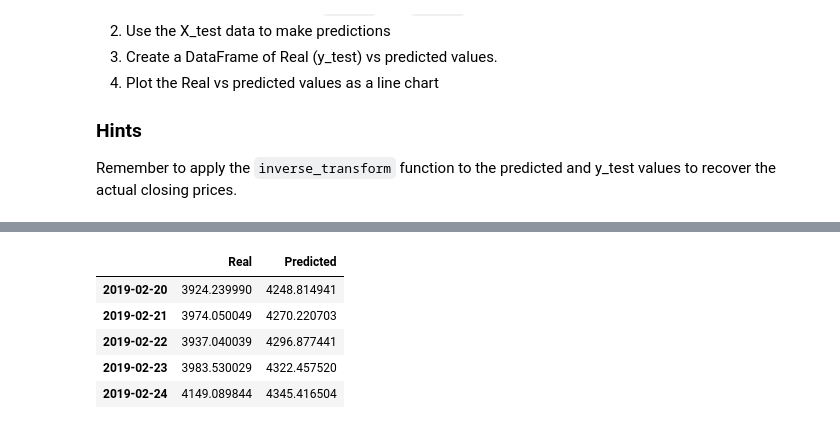
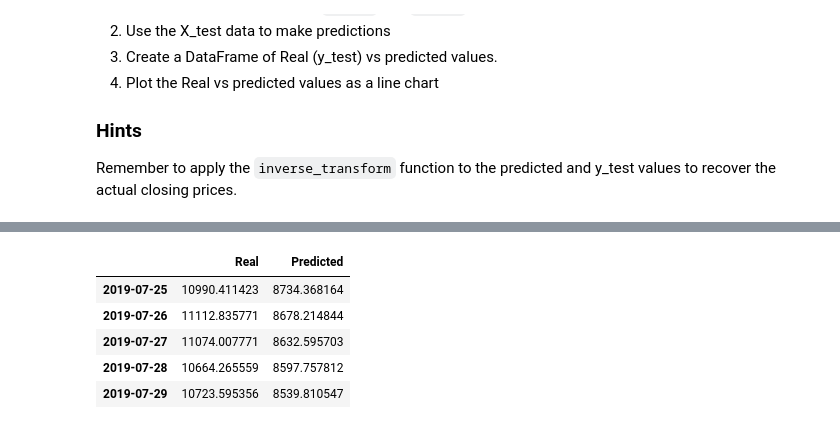
Before and after one commit to adamgulyas/lstm-rnn-predictions, a Jupyter notebook: lstm_stock_predictor_closing.ipynb, the cells around one changed output, grey strips where cells are left out. Drawn from its saved outputs; the diff is of its cells as text; code cells hidden in the pictures.

Commit message:
Tune models and fix inverse transforming of final model values

```diff
--- a/lstm_stock_predictor_closing.ipynb
+++ b/lstm_stock_predictor_closing.ipynb
@@ -157 +190,4 @@ from tensorflow.keras.layers import LSTM, Dense, Dropout
+# %%
+# Compile the model
+model.compile(optimizer="adam", loss="mean_squared_error")
 # %%
@@ -181,4 +218,5 @@ _________________________________________________________________
 # Use at least 10 epochs
 # Do not shuffle the data
 # Experiement with the batch size, but a smaller batch size is recommended
+model.fit(X_train, y_train, epochs=12, shuffle=False, batch_size=1, verbose=1)
 # %% [output]
@@ -226,2 +262,3 @@ Remember to apply the `inverse_transform` function to the predicted and y_test v
 # %%
 # Make some predictions
+predicted = model.predict(X_test)
@@ -228,20 +267,23 @@ Remember to apply the `inverse_transform` function to the predicted and y_test v
 # %%
 # Recover the original prices instead of the scaled version
-predicted_prices = y_test_scaler.inverse_transform(predicted)
-real_prices = y_test_scaler.inverse_transform(y_test.reshape(-1, 1))
+scaler.fit(y[split: ])
+
+predicted_prices = scaler.inverse_transform(predicted)
+real_prices = scaler.inverse_transform(y_test.reshape(-1, 1))
 # %%
 # Create a DataFrame of Real and Predicted values
 stocks = pd.DataFrame({
     "Real": real_prices.ravel(),
     "Predicted": predicted_prices.ravel()
 }, index = df.index[-len(real_prices): ])
-stocks.head()
+
+stocks.tail()
 # %% [output]
 |  | Real | Predicted |
-| 2019-02-20 | 3924.239990 | 4248.814941 |
-| 2019-02-21 | 3974.050049 | 4270.220703 |
-| 2019-02-22 | 3937.040039 | 4296.877441 |
-| 2019-02-23 | 3983.530029 | 4322.457520 |
-| 2019-02-24 | 4149.089844 | 4345.416504 |
+| 2019-07-25 | 10990.411423 | 8734.368164 |
+| 2019-07-26 | 11112.835771 | 8678.214844 |
+| 2019-07-27 | 11074.007771 | 8632.595703 |
+| 2019-07-28 | 10664.265559 | 8597.757812 |
+| 2019-07-29 | 10723.595356 | 8539.810547 |
 # %%
 # Plot the real vs predicted values as a line chart
```
Also changed, not shown: parts of 10 cells of this notebook, 1 other file.
